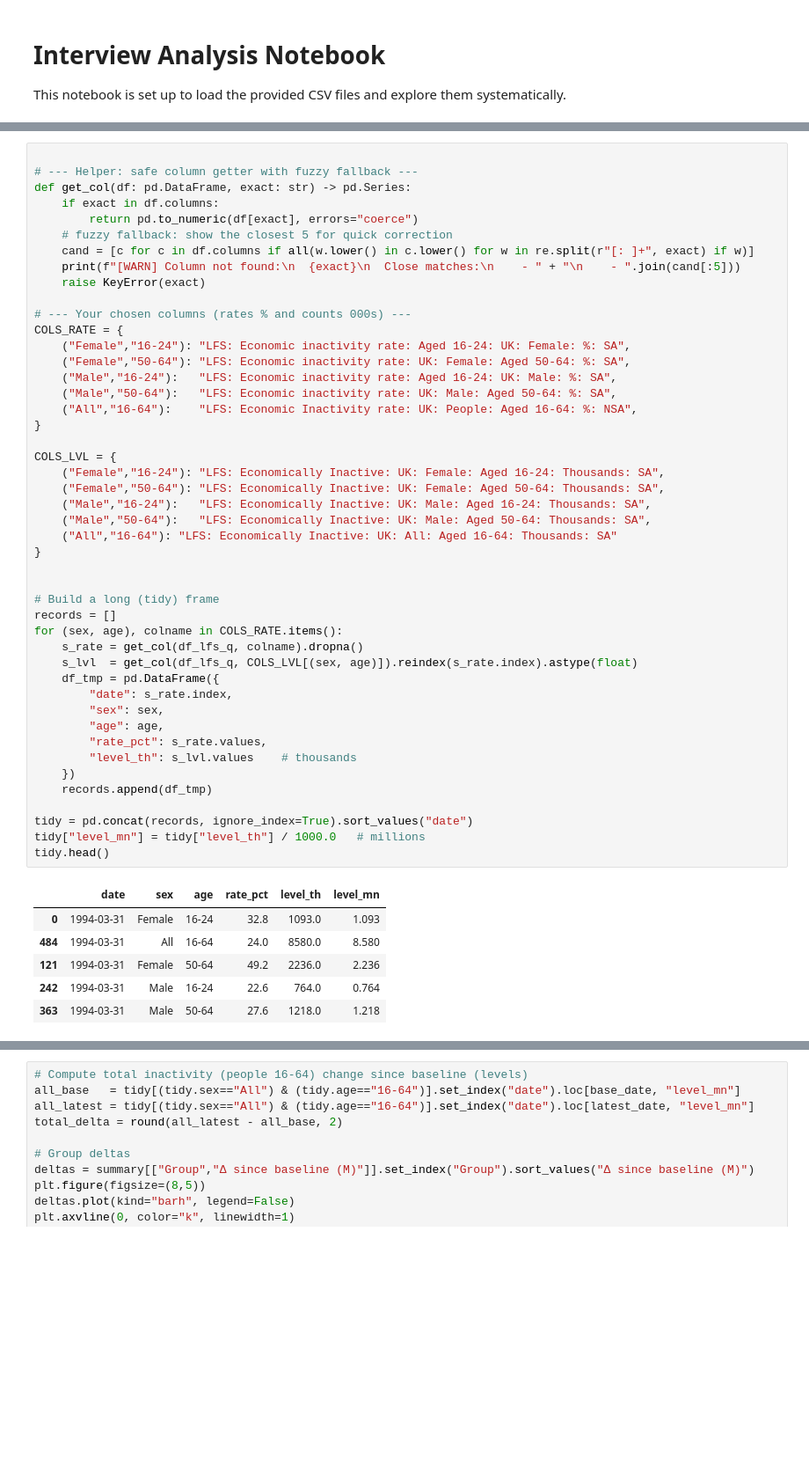
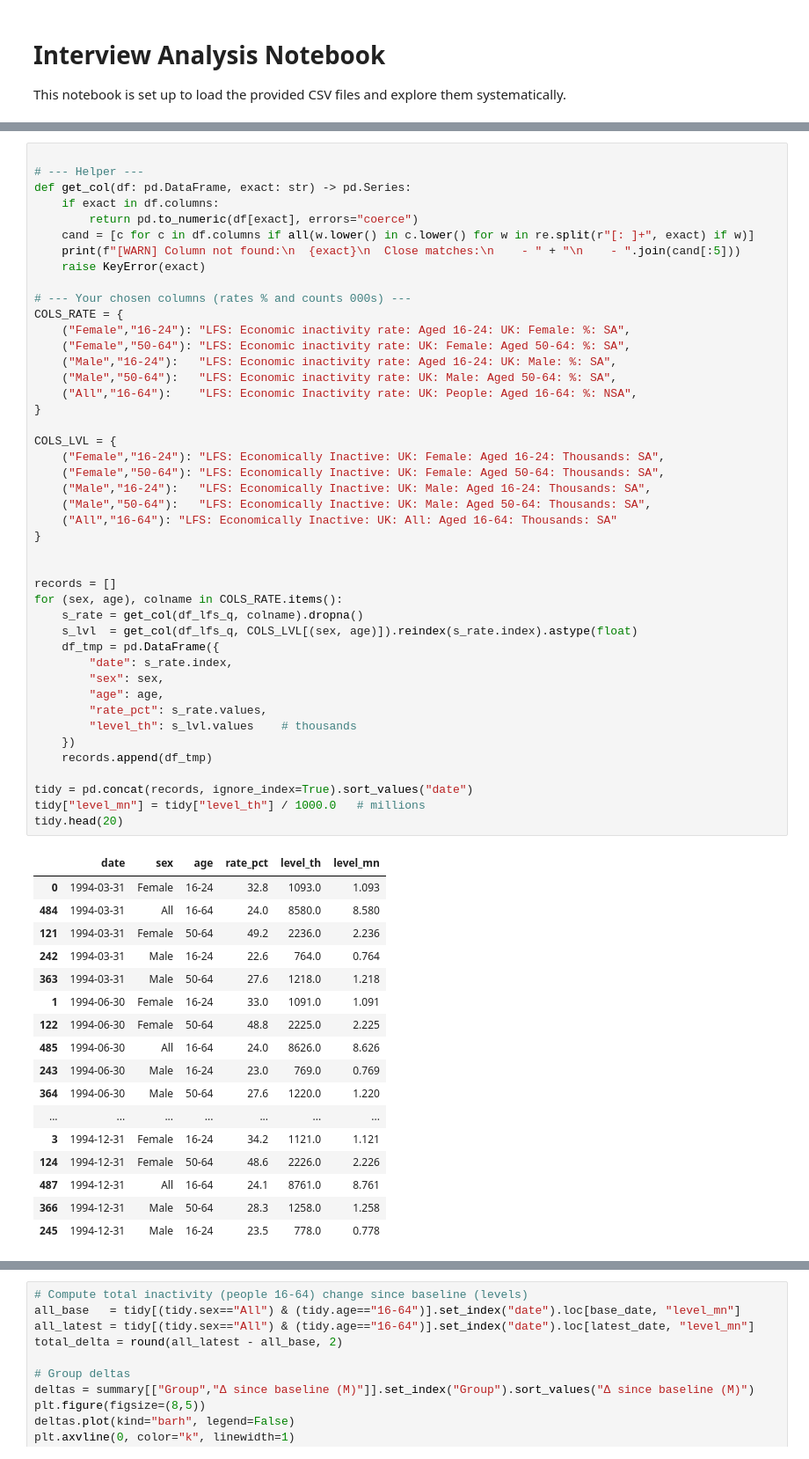
Before and after one commit to monkeymoves/nesta, a Jupyter notebook: notebooks/01_exploration.ipynb, the cells around one changed output, grey strips where cells are left out. Shown at 88% size. Saved outputs shown, nothing was run; the diff lists cells and outputs as text; blank space fills up the shorter version.

```diff
--- a/notebooks/01_exploration.ipynb
+++ b/notebooks/01_exploration.ipynb
@@ -385,11 +364,10 @@ summary_millions_sorted
 | 3 | Female 50–64 | 2.24M | 2.16M | -0.08M | -3.6% | 1994Qq | 2024Qq |
 # %%
 
-# --- Helper: safe column getter with fuzzy fallback ---
+# --- Helper ---
 def get_col(df: pd.DataFrame, exact: str) -> pd.Series:
     if exact in df.columns:
         return pd.to_numeric(df[exact], errors="coerce")
-    # fuzzy fallback: show the closest 5 for quick correction
     cand = [c for c in df.columns if all(w.lower() in c.lower() for w in re.split(r"[: ]+", exact) if w)]
     print(f"[WARN] Column not found:\n  {exact}\n  Close matches:\n    - " + "\n    - ".join(cand[:5]))
     raise KeyError(exact)
@@ -407,34 +385,44 @@ COLS_LVL = {
     ("Female","16-24"): "LFS: Economically Inactive: UK: Female: Aged 16-24: Thousands: SA",
     ("Female","50-64"): "LFS: Economically Inactive: UK: Female: Aged 50-64: Thousands: SA",
     ("Male","16-24"):   "LFS: Economically Inactive: UK: Male: Aged 16-24: Thousands: SA",
     ("Male","50-64"):   "LFS: Economically Inactive: UK: Male: Aged 50-64: Thousands: SA",
     ("All","16-64"): "LFS: Economically Inactive: UK: All: Aged 16-64: Thousands: SA"
 }
 
 
-# Build a long (tidy) frame
 records = []
 for (sex, age), colname in COLS_RATE.items():
     s_rate = get_col(df_lfs_q, colname).dropna()
     s_lvl  = get_col(df_lfs_q, COLS_LVL[(sex, age)]).reindex(s_rate.index).astype(float)
     df_tmp = pd.DataFrame({
         "date": s_rate.index,
         "sex": sex,
         "age": age,
         "rate_pct": s_rate.values,
         "level_th": s_lvl.values    # thousands
     })
     records.append(df_tmp)
 
 tidy = pd.concat(records, ignore_index=True).sort_values("date")
 tidy["level_mn"] = tidy["level_th"] / 1000.0   # millions
-tidy.head()
+tidy.head(20)
 # %% [output]
 |  | date | sex | age | rate_pct | level_th | level_mn |
 | 0 | 1994-03-31 | Female | 16-24 | 32.8 | 1093.0 | 1.093 |
 | 484 | 1994-03-31 | All | 16-64 | 24.0 | 8580.0 | 8.580 |
 | 121 | 1994-03-31 | Female | 50-64 | 49.2 | 2236.0 | 2.236 |
 | 242 | 1994-03-31 | Male | 16-24 | 22.6 | 764.0 | 0.764 |
 | 363 | 1994-03-31 | Male | 50-64 | 27.6 | 1218.0 | 1.218 |
+| 1 | 1994-06-30 | Female | 16-24 | 33.0 | 1091.0 | 1.091 |
+| 122 | 1994-06-30 | Female | 50-64 | 48.8 | 2225.0 | 2.225 |
+| 485 | 1994-06-30 | All | 16-64 | 24.0 | 8626.0 | 8.626 |
+| 243 | 1994-06-30 | Male | 16-24 | 23.0 | 769.0 | 0.769 |
+| 364 | 1994-06-30 | Male | 50-64 | 27.6 | 1220.0 | 1.220 |
+| ... | ... | ... | ... | ... | ... | ... |
+| 3 | 1994-12-31 | Female | 16-24 | 34.2 | 1121.0 | 1.121 |
+| 124 | 1994-12-31 | Female | 50-64 | 48.6 | 2226.0 | 2.226 |
+| 487 | 1994-12-31 | All | 16-64 | 24.1 | 8761.0 | 8.761 |
+| 366 | 1994-12-31 | Male | 50-64 | 28.3 | 1258.0 | 1.258 |
+| 245 | 1994-12-31 | Male | 16-24 | 23.5 | 778.0 | 0.778 |
 # %%
 def qlabel(ts):
```
Also changed, not shown: parts of 12 cells of this notebook.
